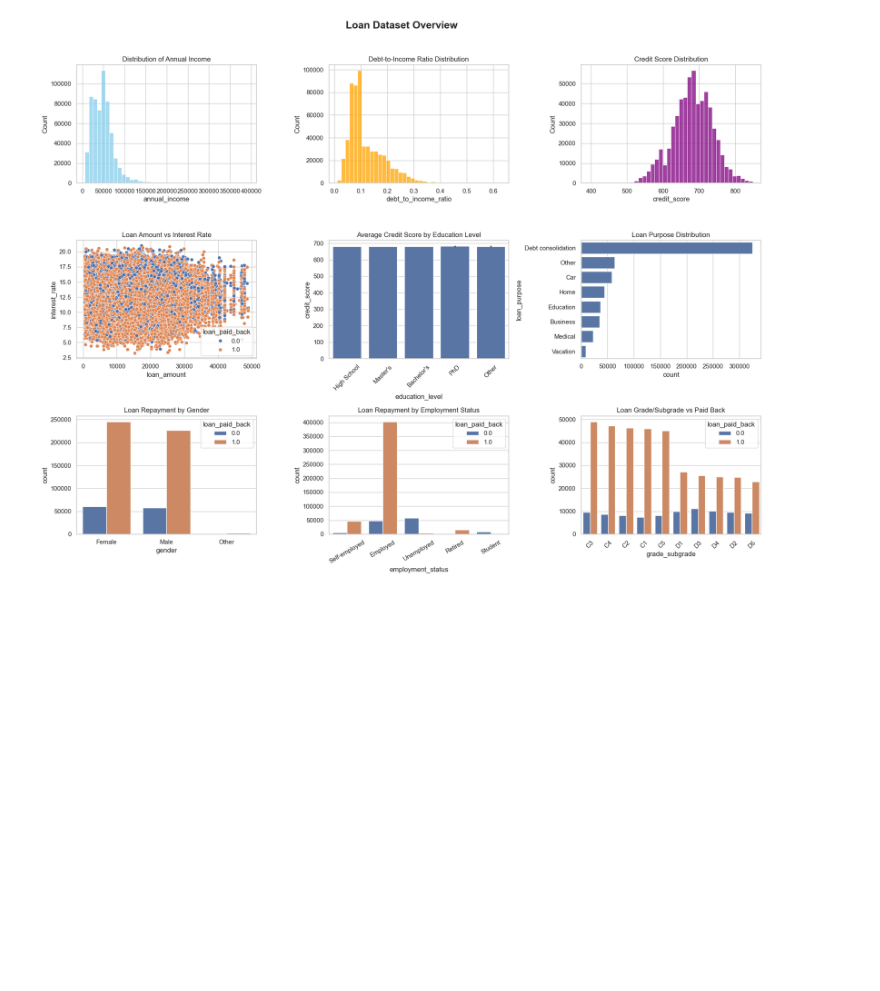
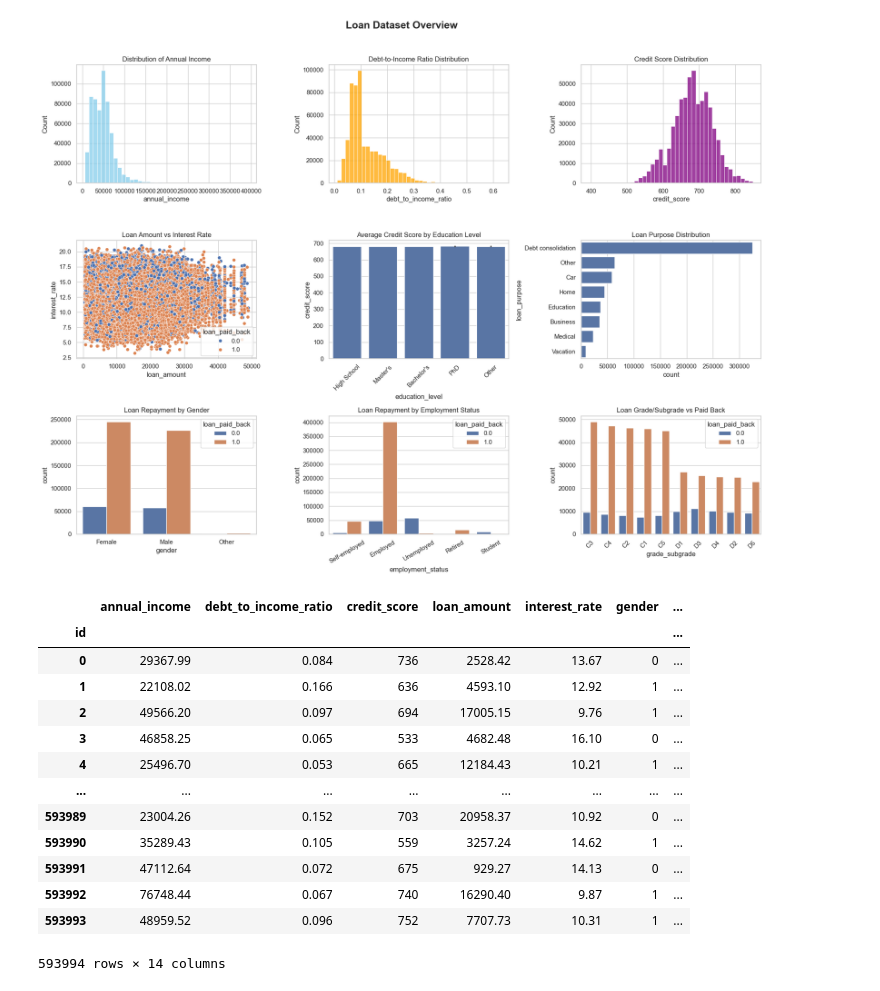
Before and after one commit to abduraaahim/Predicting-Loan-Payback, a Jupyter notebook: index.ipynb, the cells around one changed output. Drawn from its saved outputs; the diff is of its cells as text; code cells hidden in the pictures; blank space fills up the shorter version.

```diff
--- a/index.ipynb
+++ b/index.ipynb
@@ -128,0 +135,28 @@ plt.show()
+# %%
+from sklearn.preprocessing import LabelEncoder
+encoder = LabelEncoder()
+
+cat_columns = ['gender', 'marital_status', 'education_level', 'employment_status', 'loan_purpose']
+
+for column in cat_columns:
+    train[column] = encoder.fit_transform(train[column])
+# %%
+train['grade'] = train['grade_subgrade'].str[0]
+train['subgrade_num'] = train['grade_subgrade'].str[1:].astype(int)
+# %%
+train
+# %% [output]
+|  | annual_income | debt_to_income_ratio | credit_score | loan_amount | interest_rate | gender | ... |
+| id |  |  |  |  |  |  | ... |
+| 0 | 29367.99 | 0.084 | 736 | 2528.42 | 13.67 | 0 | ... |
+| 1 | 22108.02 | 0.166 | 636 | 4593.10 | 12.92 | 1 | ... |
+| 2 | 49566.20 | 0.097 | 694 | 17005.15 | 9.76 | 1 | ... |
+| 3 | 46858.25 | 0.065 | 533 | 4682.48 | 16.10 | 0 | ... |
+| 4 | 25496.70 | 0.053 | 665 | 12184.43 | 10.21 | 1 | ... |
+| ... | ... | ... | ... | ... | ... | ... | ... |
+| 593989 | 23004.26 | 0.152 | 703 | 20958.37 | 10.92 | 0 | ... |
+| 593990 | 35289.43 | 0.105 | 559 | 3257.24 | 14.62 | 1 | ... |
+| 593991 | 47112.64 | 0.072 | 675 | 929.27 | 14.13 | 0 | ... |
+| 593992 | 76748.44 | 0.067 | 740 | 16290.40 | 9.87 | 1 | ... |
+| 593993 | 48959.52 | 0.096 | 752 | 7707.73 | 10.31 | 1 | ... |
+593994 rows × 14 columns
```
Also changed, not shown: parts of 2 cells of this notebook.
